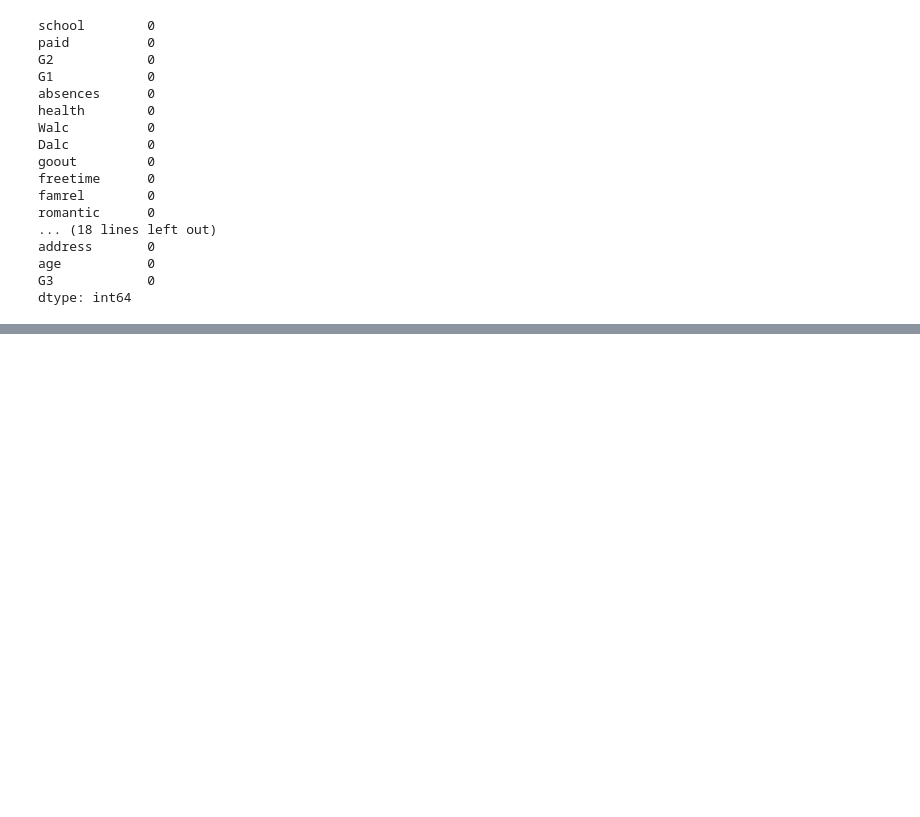
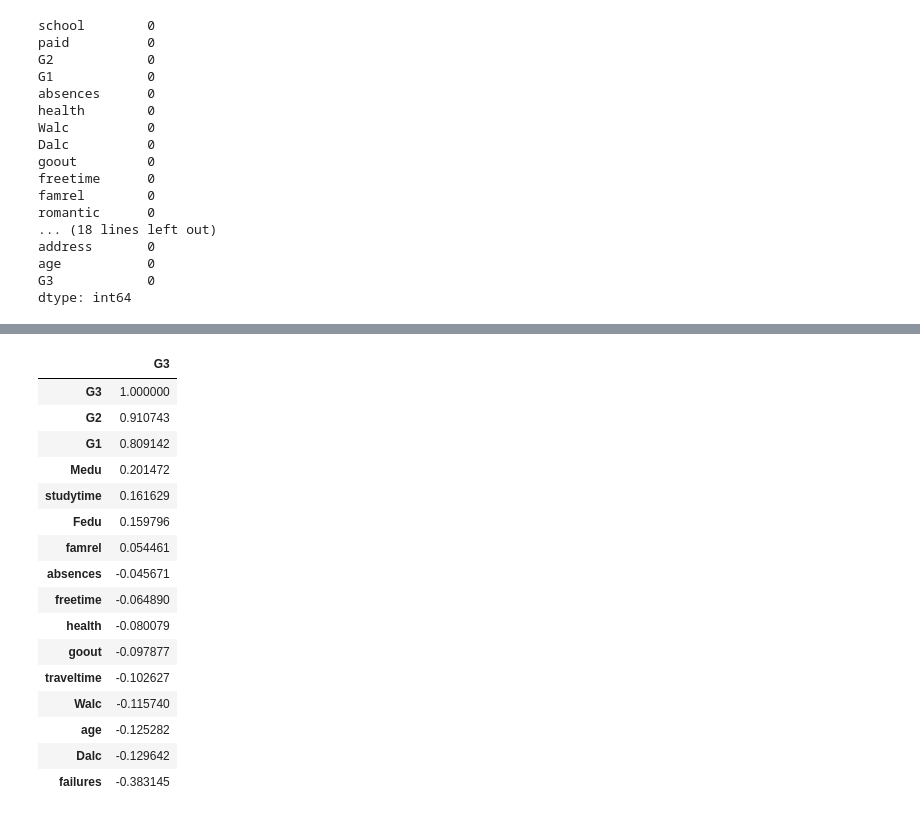
Before and after one commit to Rabin-Shresth/ML-Supervised-Learning, a Jupyter notebook: Regression Modelling/Linear Regression/model-prep.ipynb, the cells around one changed output, grey strips where cells are left out. Drawn from its saved outputs; the diff is of its cells as text; code cells hidden in the pictures; blank space fills up the shorter version.

```diff
--- a/Regression Modelling/Linear Regression/model-prep.ipynb
+++ b/Regression Modelling/Linear Regression/model-prep.ipynb
@@ -90,0 +90,20 @@ ValueError: could not convert string to float: 'GP'
+# %%
+numericValues.corr()[['G3']].sort_values(by='G3', ascending=False)
+# %% [output]
+|  | G3 |
+| G3 | 1.000000 |
+| G2 | 0.910743 |
+| G1 | 0.809142 |
+| Medu | 0.201472 |
+| studytime | 0.161629 |
+| Fedu | 0.159796 |
+| famrel | 0.054461 |
+| absences | -0.045671 |
+| freetime | -0.064890 |
+| health | -0.080079 |
+| goout | -0.097877 |
+| traveltime | -0.102627 |
+| Walc | -0.115740 |
+| age | -0.125282 |
+| Dalc | -0.129642 |
+| failures | -0.383145 |
```
Also changed, not shown: parts of 5 cells of this notebook, 1 other file.
